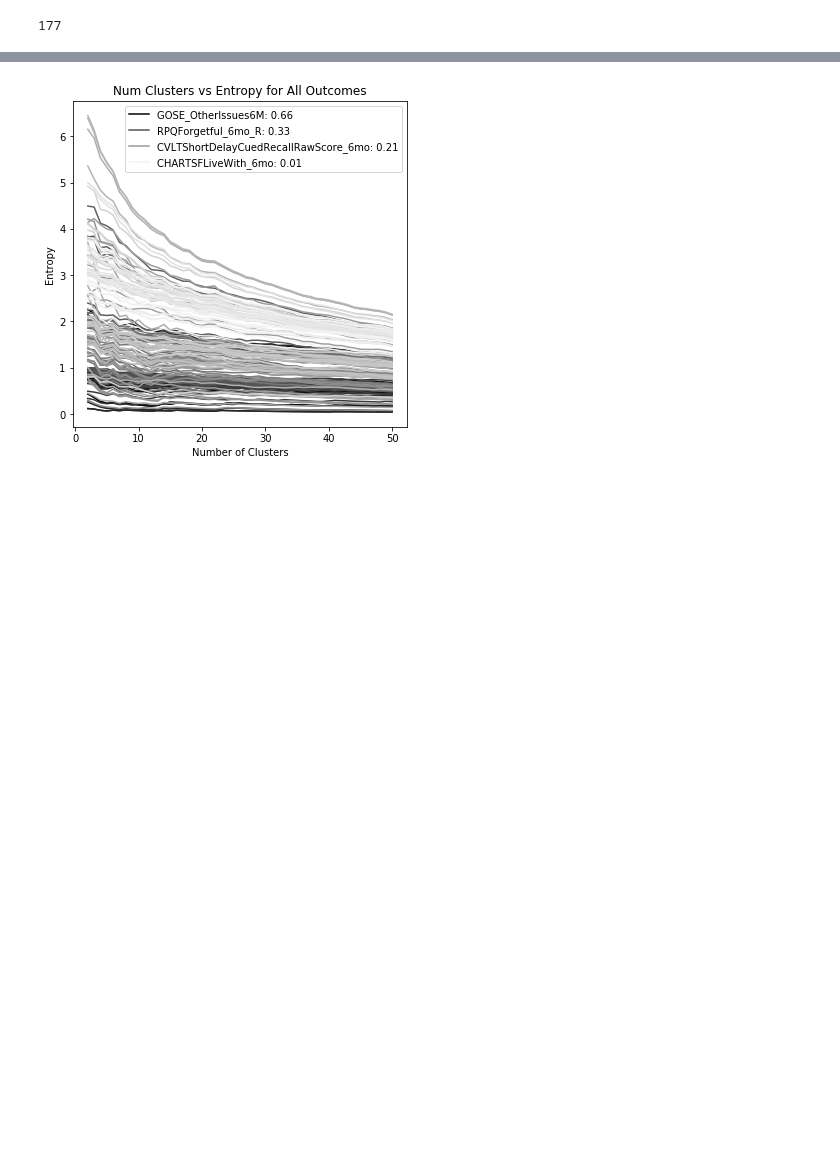
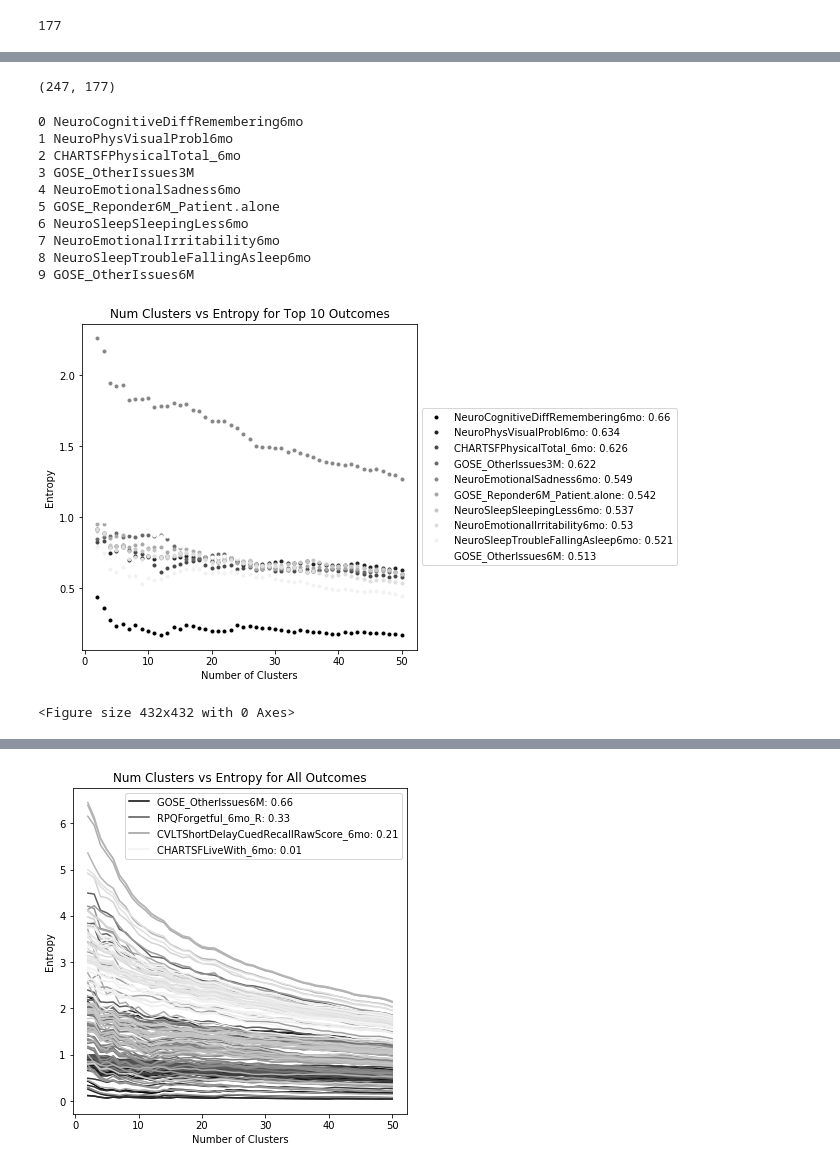
Before and after one commit to BouchardLab/ML_4_prec_prognosis, a Jupyter notebook: notebooks/allfeatures_entropy.ipynb, the cells around one changed output, grey strips where cells are left out. Saved outputs shown, nothing was run; the diff lists cells and outputs as text; code cells hidden in the pictures; blank space fills up the shorter version.

```diff
--- a/notebooks/allfeatures_entropy.ipynb
+++ b/notebooks/allfeatures_entropy.ipynb
@@ -81,0 +96,43 @@ len(features)
+# %%
+oc.shape
+# %% [output]
+(247, 177)
+# %%
+# top 10
+plt.figure(figsize=(6,6))
+colormap = cm.Greys_r
+colors = [colormap(i) for i in np.linspace(0, 1, 10)]
+for ii,i in enumerate(features[:10]):
+    print(ii,i)
+    data = oc[:,ii]
+    score = float(round(scores[ii],3))
+    plt.plot(cluster_sizes, entropy_across_clusters(cluster_sizes, data), '.', label=i+ ': ' + str(score), color=colors[ii])
+    plt.legend(loc="center left", bbox_to_anchor=(1,0.5))
+    plt.xlabel('Number of Clusters')
+    plt.ylabel('Entropy')
+    plt.title('Num Clusters vs Entropy for Top 10 Outcomes')
+plt.savefig('/Users/ahyeon/Desktop/activ misc/top10_entropy.pdf',bbox_inches='tight')
+# %% [output]
+0 NeuroCognitiveDiffRemembering6mo
+1 NeuroPhysVisualProbl6mo
+2 CHARTSFPhysicalTotal_6mo
+3 GOSE_OtherIssues3M
+4 NeuroEmotionalSadness6mo
+5 GOSE_Reponder6M_Patient.alone
+6 NeuroSleepSleepingLess6mo
+7 NeuroEmotionalIrritability6mo
+8 NeuroSleepTroubleFallingAsleep6mo
+9 GOSE_OtherIssues6M
+[figure, added]
+# %%
+plt.figure(figsize=(6,6))
+colormap = cm.Greys_r
+colors = [colormap(i) for i in np.linspace(0, 1, 10)]
+new_data = []
+for ii,i in enumerate(features[:10]):
+    data = oc[:,ii]
+    new_data.append(data)
+
+# plt.savefig('/Users/ahyeon/Desktop/activ misc/top10_entropy.pdf',bbox_inches='tight')
+# %% [output]
+<Figure size 432x432 with 0 Axes>
```
Also changed, not shown: parts of 6 cells of this notebook, 4 other files.
